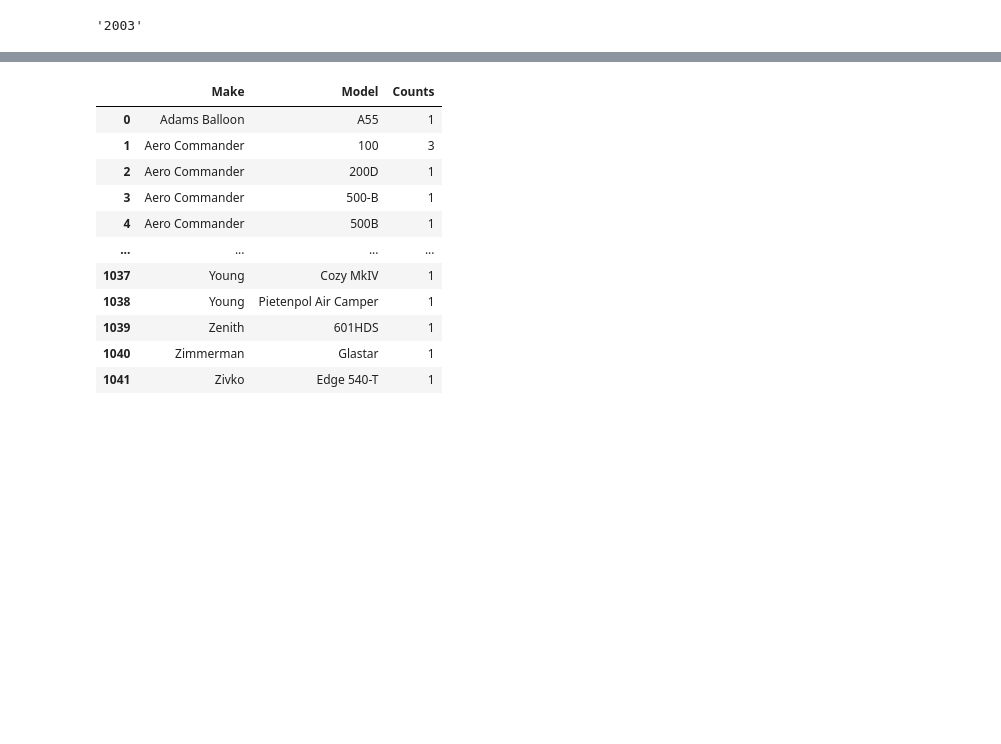
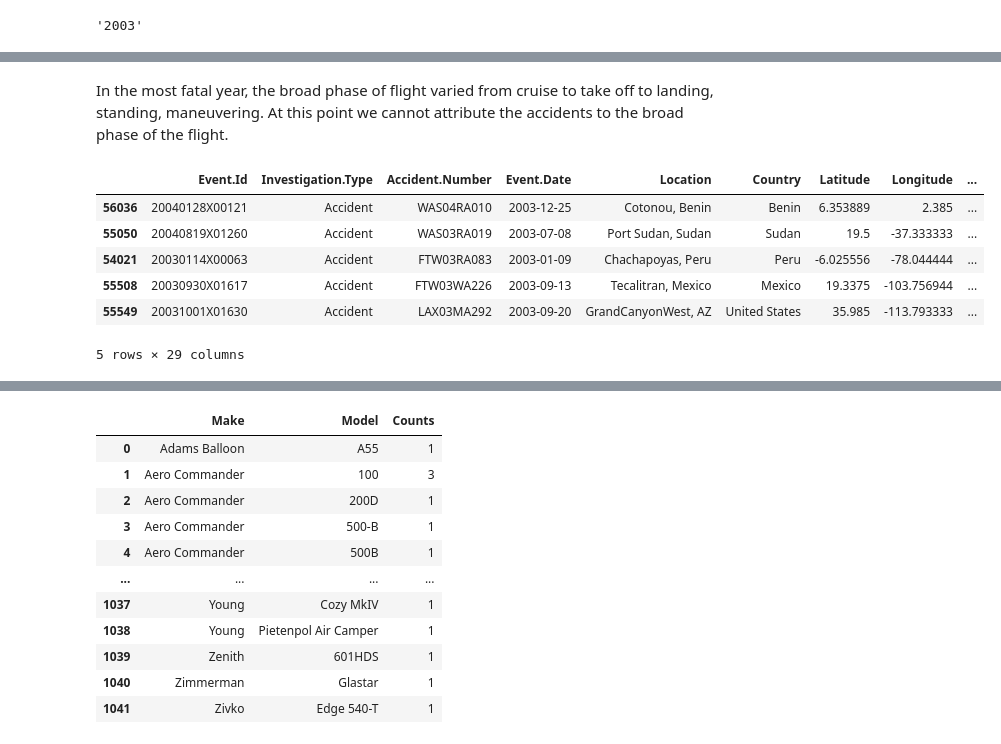
Before and after one commit to MercyBarminga/DSPT11-Phase1-Project, a Jupyter notebook: dsc_phase1_project_AviationData.ipynb, the cells around one changed output, grey strips where cells are left out. Cells and saved outputs as stored; diff of their text form; code cells hidden in the pictures; blank space fills up the shorter version.

Commit message:
Extracting data on broad phase of flight

```diff
--- a/dsc_phase1_project_AviationData.ipynb
+++ b/dsc_phase1_project_AviationData.ipynb
@@ -226,0 +242,14 @@ df_most_fatal_year = df[df['Year'] == most_fatal_year]
+# %% [markdown]
+In the most fatal year, the broad phase of flight varied from cruise to take off to landing, standing, maneuvering. At this point we cannot attribute the accidents to the broad phase of the flight.
+# %%
+#To get at a glance, the highest number in that year
+df_sorted_fatalities = df_most_fatal_year.sort_values(by='Total.Fatal.Injuries', ascending=False)
+df_sorted_fatalities.head()
+# %% [output]
+|  | Event.Id | Investigation.Type | Accident.Number | Event.Date | Location | Country | Latitude | Longitude | ... |
+| 56036 | 20040128X00121 | Accident | WAS04RA010 | 2003-12-25 | Cotonou, Benin | Benin | 6.353889 | 2.385 | ... |
+| 55050 | 20040819X01260 | Accident | WAS03RA019 | 2003-07-08 | Port Sudan, Sudan | Sudan | 19.5 | -37.333333 | ... |
+| 54021 | 20030114X00063 | Accident | FTW03RA083 | 2003-01-09 | Chachapoyas, Peru | Peru | -6.025556 | -78.044444 | ... |
+| 55508 | 20030930X01617 | Accident | FTW03WA226 | 2003-09-13 | Tecalitran, Mexico | Mexico | 19.3375 | -103.756944 | ... |
+| 55549 | 20031001X01630 | Accident | LAX03MA292 | 2003-09-20 | GrandCanyonWest, AZ | United States | 35.985 | -113.793333 | ... |
+5 rows × 29 columns
```
Also changed, not shown: parts of 7 cells of this notebook.
